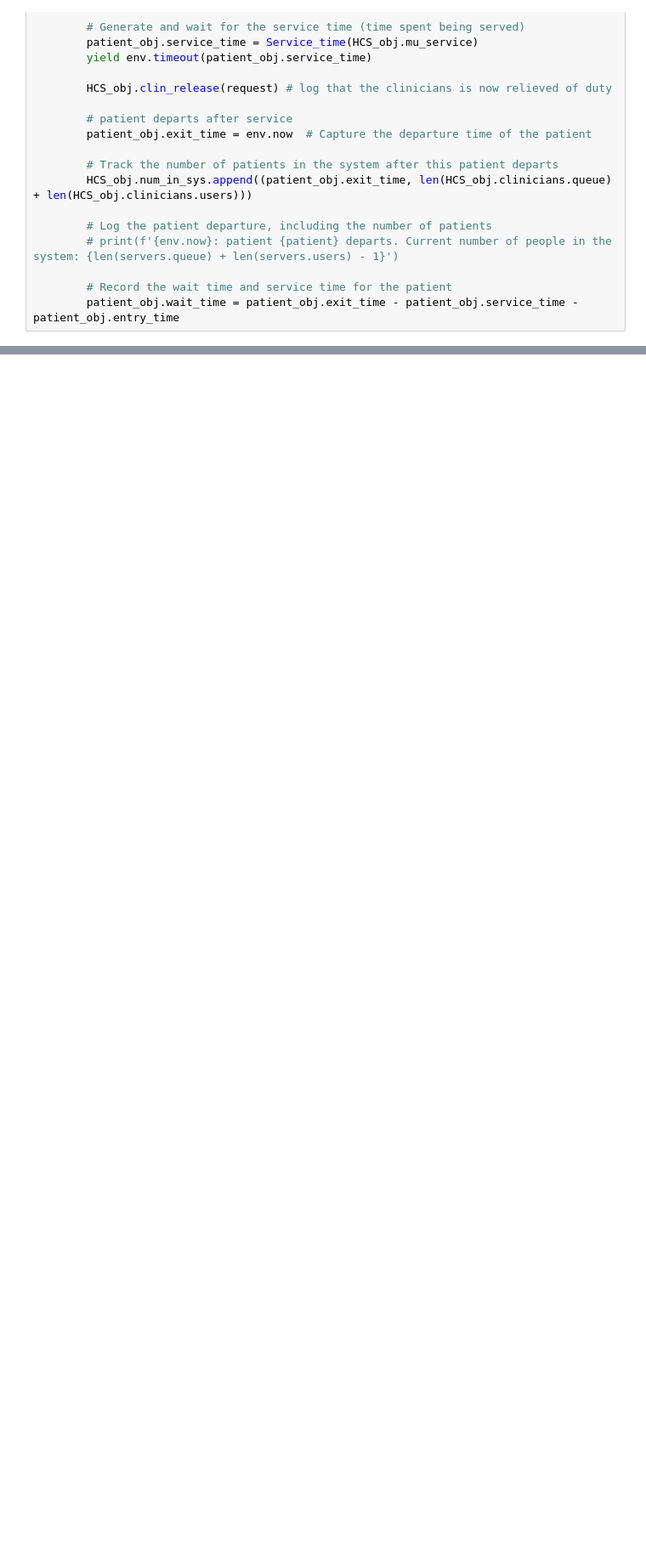
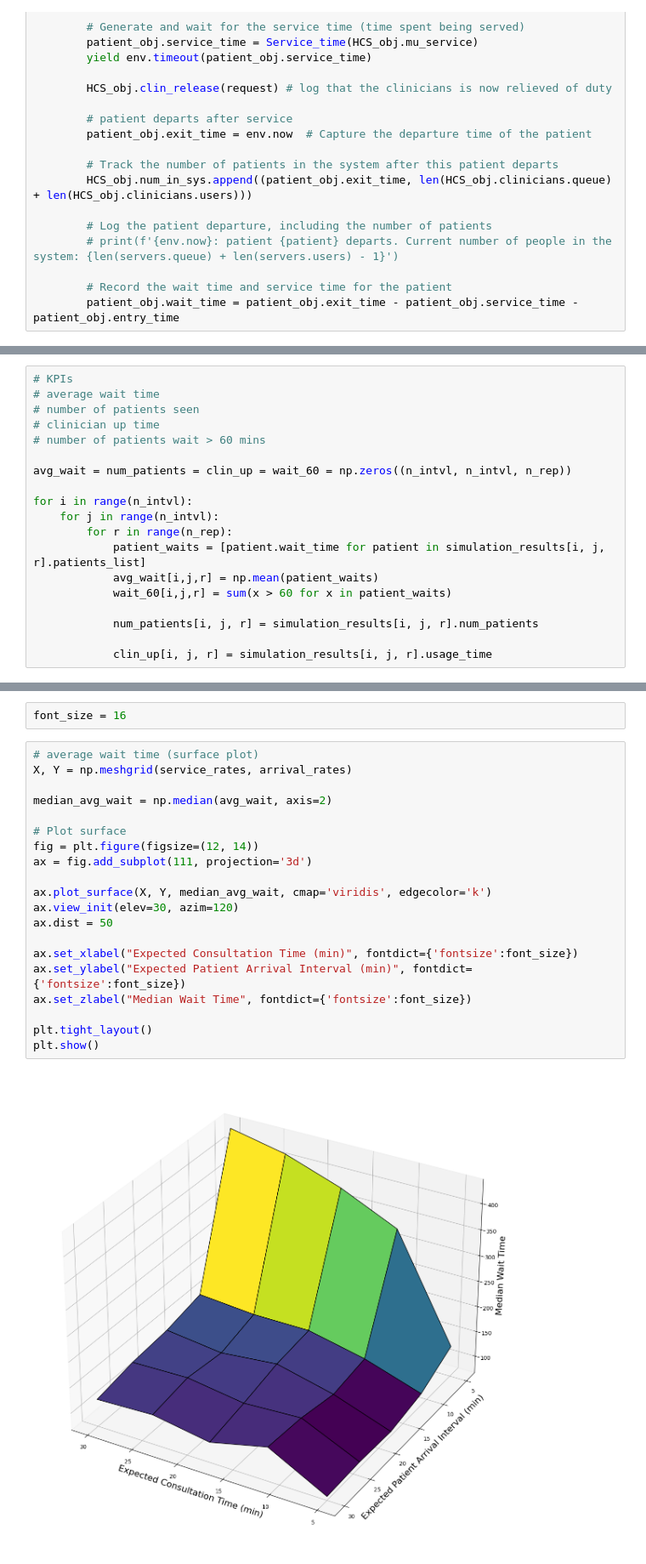
Before and after one commit to Sez26/MMSD, a Jupyter notebook: Question1/HcRA_06.ipynb, the cells around one changed output, grey strips where cells are left out. Shown at 85% size. Drawn from its saved outputs; the diff is of its cells as text; blank space fills up the shorter version.

```diff
--- a/Question1/HcRA_06.ipynb
+++ b/Question1/HcRA_06.ipynb
@@ -212,0 +199,19 @@ for i in range(n_intvl):
+# %%
+# KPIs
+# average wait time
+# number of patients seen
+# clinician up time
+# number of patients wait > 60 mins
+
+avg_wait = num_patients = clin_up = wait_60 = np.zeros((n_intvl, n_intvl, n_rep))
+
+for i in range(n_intvl):
+    for j in range(n_intvl):
+        for r in range(n_rep):
+            patient_waits = [patient.wait_time for patient in simulation_results[i, j, r].patients_list]
+            avg_wait[i,j,r] = np.mean(patient_waits)
+            wait_60[i,j,r] = sum(x > 60 for x in patient_waits)
+
+            num_patients[i, j, r] = simulation_results[i, j, r].num_patients
+
+            clin_up[i, j, r] = simulation_results[i, j, r].usage_time
@@ -212,0 +220,24 @@ for i in range(n_intvl):
+# %%
+font_size = 16
+# %%
+# average wait time (surface plot)
+X, Y = np.meshgrid(service_rates, arrival_rates)
+
+median_avg_wait = np.median(avg_wait, axis=2)
+
+# Plot surface
+fig = plt.figure(figsize=(12, 14))
+ax = fig.add_subplot(111, projection='3d')
+
+ax.plot_surface(X, Y, median_avg_wait, cmap='viridis', edgecolor='k')
+ax.view_init(elev=30, azim=120)
+ax.dist = 50
+
+ax.set_xlabel("Expected Consultation Time (min)", fontdict={'fontsize':font_size})
+ax.set_ylabel("Expected Patient Arrival Interval (min)", fontdict={'fontsize':font_size})
+ax.set_zlabel("Median Wait Time", fontdict={'fontsize':font_size})
+
+plt.tight_layout()
+plt.show()
+# %% [output]
+[figure, added]
```
Also changed, not shown: parts of 4 cells of this notebook, 1 other file.
